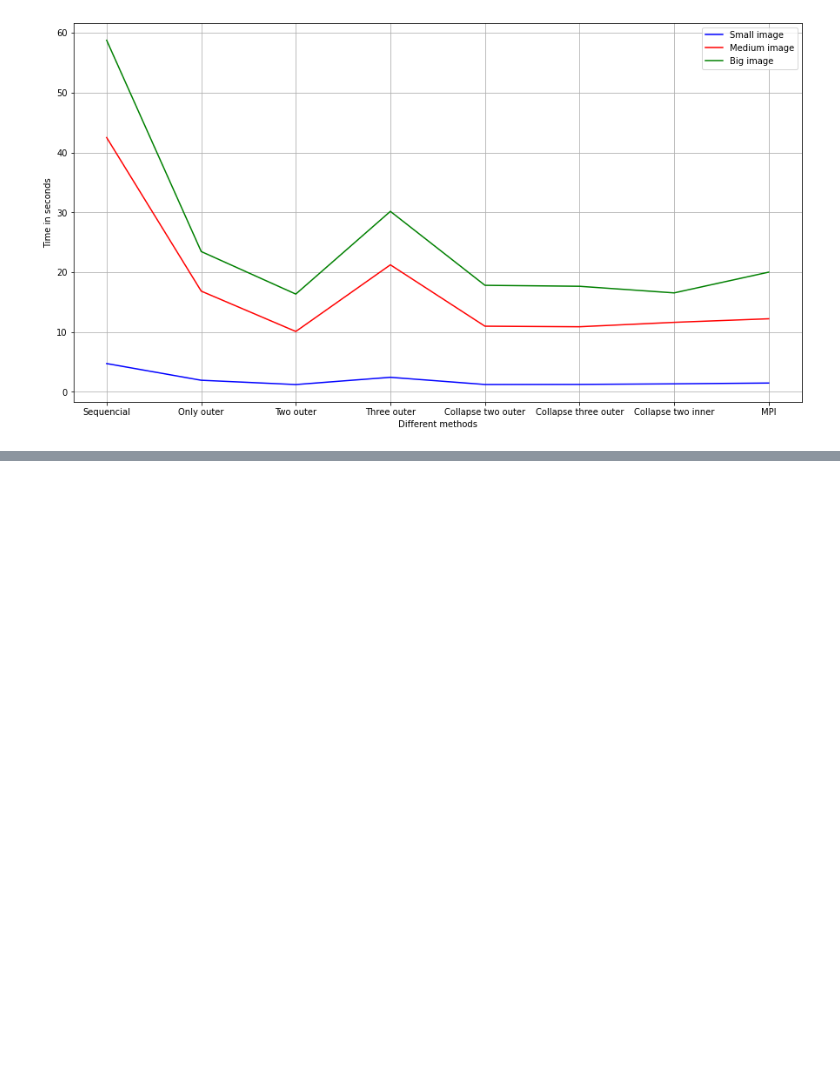
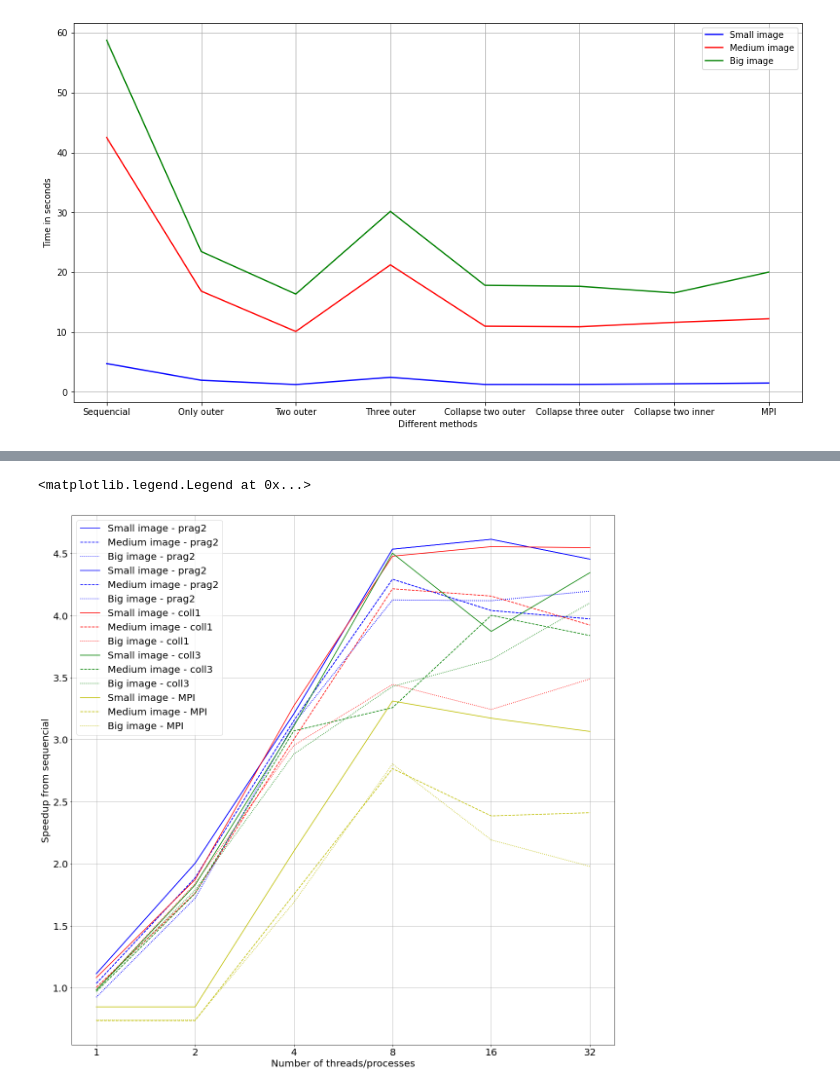
Before and after one commit to Fellepp/CloudComputing, a Jupyter notebook: Lab3/report/Performance analysis.ipynb, the cells around one changed output, grey strips where cells are left out. Saved outputs shown, nothing was run; the diff lists cells and outputs as text; code cells hidden in the pictures; blank space fills up the shorter version.

```diff
--- a/Lab3/report/Performance analysis.ipynb
+++ b/Lab3/report/Performance analysis.ipynb
@@ -98,0 +99,67 @@ plt.show()"""
+# %%
+#Speedups from sequencial
+
+speedupsSmallPrag = []
+speedupsMediumPrag = []
+speedupsBigPrag = []
+
+speedupsSmallColl1 = []
+speedupsMediumColl1 = []
+speedupsBigColl1 = []
+
+speedupsSmallColl3 = []
+speedupsMediumColl3 = []
+speedupsBigColl3 = []
+
+speedupsSmallMPI = []
+speedupsMediumMPI = []
+speedupsBigMPI = []
+
+
+
+for index in range(len(seq_small)):
+    speedupsSmallPrag.append(seq_small[0]/small_Prag2[index])
+    speedupsMediumPrag.append(seq_medium[0]/medium_Prag2[index])
+    speedupsBigPrag.append(seq_big[0]/big_Prag2[index])
+
+    speedupsSmallColl1.append(seq_small[0]/small_coll1[index])
+    speedupsMediumColl1.append(seq_medium[0]/medium_coll1[index])
+    speedupsBigColl1.append(seq_big[0]/big_coll1[index])
+
+    speedupsSmallColl3.append(seq_small[0]/small_coll3[index])
+    speedupsMediumColl3.append(seq_medium[0]/medium_coll3[index])
+    speedupsBigColl3.append(seq_big[0]/big_coll3[index])
+
+    speedupsSmallMPI.append(seq_small[0]/small_mpi[index])
+    speedupsMediumMPI.append(seq_medium[0]/medium_mpi[index])
+    speedupsBigMPI.append(seq_big[0]/big_mpi[index])
+
+x_label = ['1', '2', '4', '8', '16', '32']
+
+plt.figure(figsize=(20,20))
+plt.plot(x_label, speedupsSmallPrag, 'b-', label='Small image - prag2')
+plt.plot(x_label, speedupsMediumPrag, 'b--', label = 'Medium image - prag2')
+plt.plot(x_label, speedupsBigPrag, 'b:', label = 'Big image - prag2')
+
+plt.plot(x_label, speedupsSmallPrag, 'b-', label='Small image - prag2')
+plt.plot(x_label, speedupsMediumPrag, 'b--', label='Medium image - prag2')
+plt.plot(x_label, speedupsBigPrag, 'b:', label='Big image - prag2')
+
+plt.plot(x_label, speedupsSmallColl1, 'r-', label='Small image - coll1')
+plt.plot(x_label, speedupsMediumColl1, 'r--', label='Medium image - coll1')
+plt.plot(x_label, speedupsBigColl1, 'r:', label='Big image - coll1')
+
+plt.plot(x_label, speedupsSmallColl3, 'g-', label='Small image - coll3')
+plt.plot(x_label, speedupsMediumColl3, 'g--', label='Medium image - coll3')
+plt.plot(x_label, speedupsBigColl3, 'g:', label='Big image - coll3')
+
+plt.plot(x_label, speedupsSmallMPI, 'y-', label='Small image - MPI')
+plt.plot(x_label, speedupsMediumMPI, 'y--', label='Medium image - MPI')
+plt.plot(x_label, speedupsBigMPI, 'y:', label='Big image - MPI')
+plt.xlabel("Number of threads/processes")
+plt.ylabel("Speedup from sequencial")
+plt.grid()
+plt.legend()
+# %% [output]
+<matplotlib.legend.Legend at 0x...>
+[figure, added]
```
Also changed, not shown: parts of 1 cell of this notebook, 59 other files.
